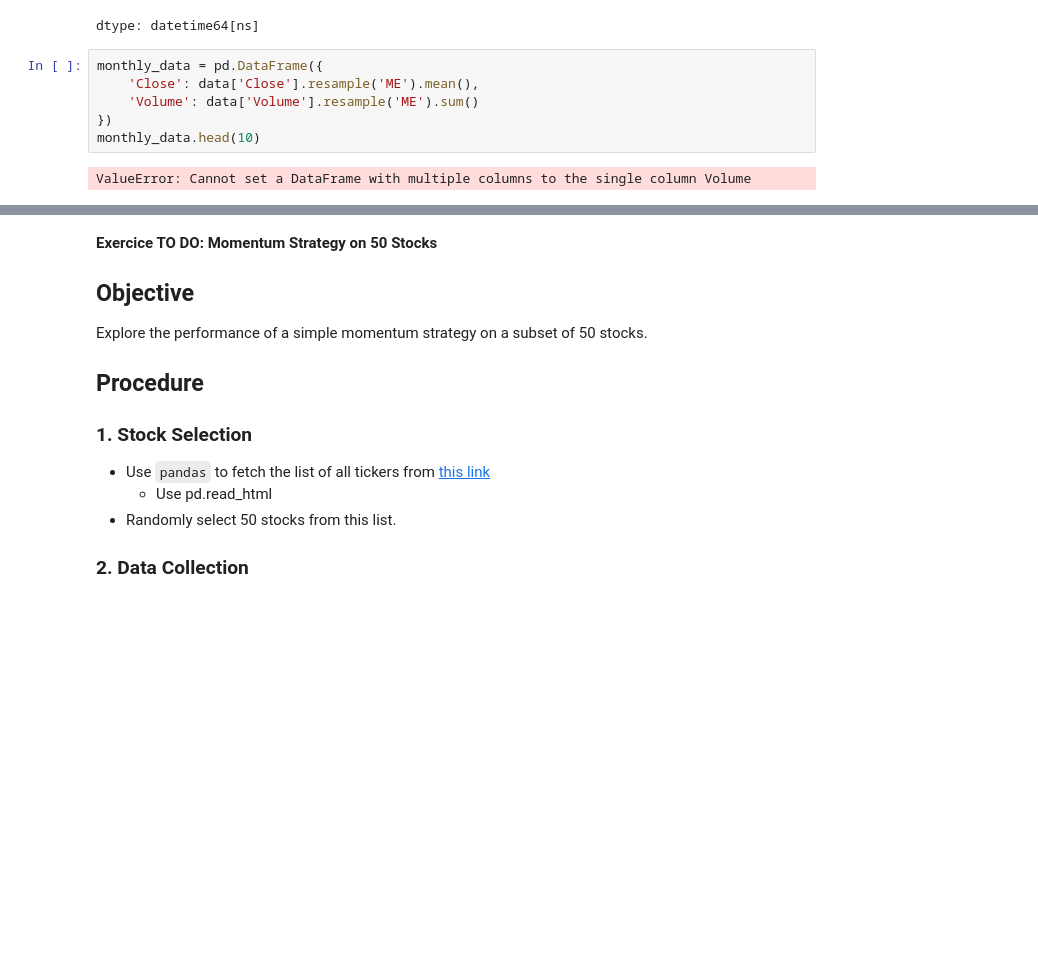
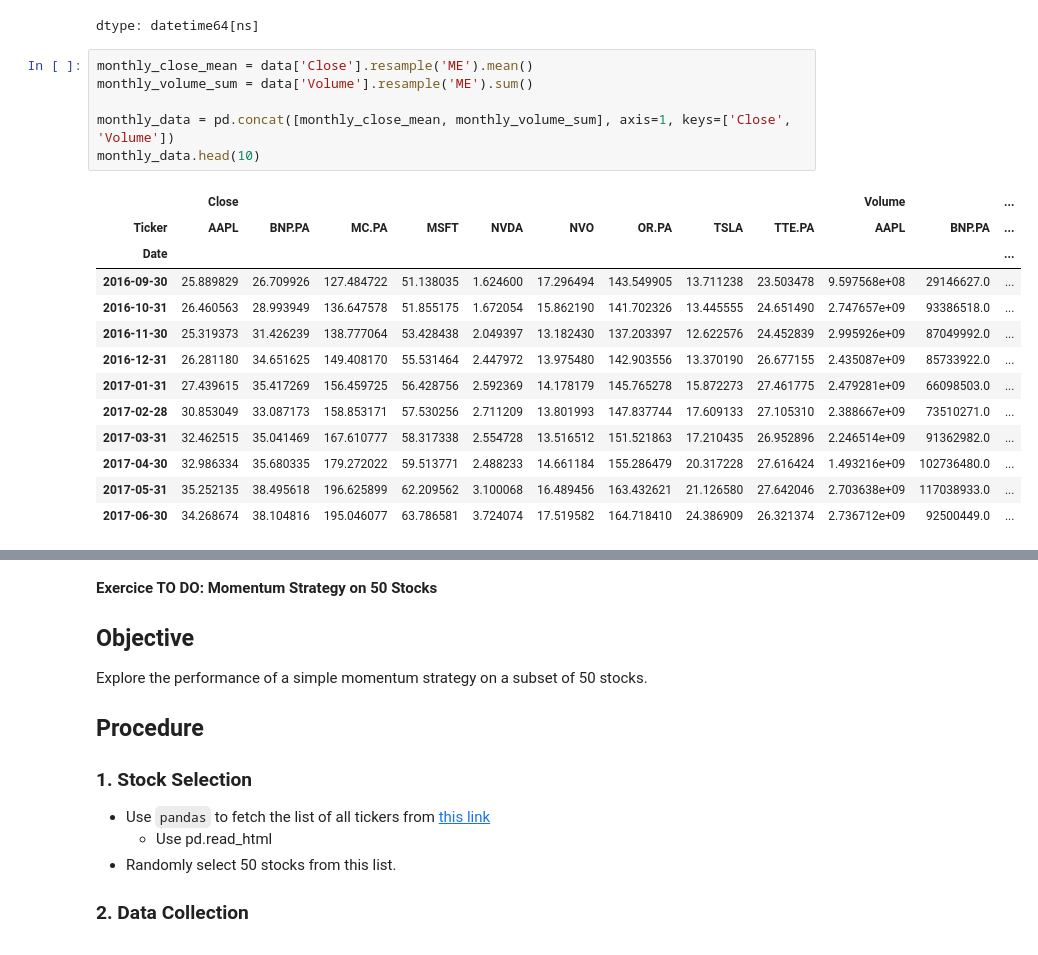
Before and after one commit to RaoulSinde/python-222, a Jupyter notebook: python_session_5.ipynb, the cells around one changed output, grey strips where cells are left out. Saved outputs shown, nothing was run; the diff lists cells and outputs as text; blank space fills up the shorter version.

```diff
--- a/python_session_5.ipynb
+++ b/python_session_5.ipynb
@@ -185,11 +185,23 @@ max_volume_date
 | TTE.PA | 2020-03-09 |
 dtype: datetime64[ns]
 # %%
-monthly_data = pd.DataFrame({
-    'Close': data['Close'].resample('ME').mean(),
-    'Volume': data['Volume'].resample('ME').sum()
-})
+monthly_close_mean = data['Close'].resample('ME').mean()
+monthly_volume_sum = data['Volume'].resample('ME').sum()
+
+monthly_data = pd.concat([monthly_close_mean, monthly_volume_sum], axis=1, keys=['Close', 'Volume'])
 monthly_data.head(10)
 # %% [output]
-ValueError: Cannot set a DataFrame with multiple columns to the single column Volume
+|  | Close |  |  |  |  |  |  |  |  | Volume |  | ... |
+| Ticker | AAPL | BNP.PA | MC.PA | MSFT | NVDA | NVO | OR.PA | TSLA | TTE.PA | AAPL | BNP.PA | ... |
+| Date |  |  |  |  |  |  |  |  |  |  |  | ... |
+| 2016-09-30 | 25.889829 | 26.709926 | 127.484722 | 51.138035 | 1.624600 | 17.296494 | 143.549905 | 13.711238 | 23.503478 | 9.597568e+08 | 29146627.0 | ... |
+| 2016-10-31 | 26.460563 | 28.993949 | 136.647578 | 51.855175 | 1.672054 | 15.862190 | 141.702326 | 13.445555 | 24.651490 | 2.747657e+09 | 93386518.0 | ... |
+| 2016-11-30 | 25.319373 | 31.426239 | 138.777064 | 53.428438 | 2.049397 | 13.182430 | 137.203397 | 12.622576 | 24.452839 | 2.995926e+09 | 87049992.0 | ... |
+| 2016-12-31 | 26.281180 | 34.651625 | 149.408170 | 55.531464 | 2.447972 | 13.975480 | 142.903556 | 13.370190 | 26.677155 | 2.435087e+09 | 85733922.0 | ... |
+| 2017-01-31 | 27.439615 | 35.417269 | 156.459725 | 56.428756 | 2.592369 | 14.178179 | 145.765278 | 15.872273 | 27.461775 | 2.479281e+09 | 66098503.0 | ... |
+| 2017-02-28 | 30.853049 | 33.087173 | 158.853171 | 57.530256 | 2.711209 | 13.801993 | 147.837744 | 17.609133 | 27.105310 | 2.388667e+09 | 73510271.0 | ... |
+| 2017-03-31 | 32.462515 | 35.041469 | 167.610777 | 58.317338 | 2.554728 | 13.516512 | 151.521863 | 17.210435 | 26.952896 | 2.246514e+09 | 91362982.0 | ... |
+| 2017-04-30 | 32.986334 | 35.680335 | 179.272022 | 59.513771 | 2.488233 | 14.661184 | 155.286479 | 20.317228 | 27.616424 | 1.493216e+09 | 102736480.0 | ... |
+| 2017-05-31 | 35.252135 | 38.495618 | 196.625899 | 62.209562 | 3.100068 | 16.489456 | 163.432621 | 21.126580 | 27.642046 | 2.703638e+09 | 117038933.0 | ... |
+| 2017-06-30 | 34.268674 | 38.104816 | 195.046077 | 63.786581 | 3.724074 | 17.519582 | 164.718410 | 24.386909 | 26.321374 | 2.736712e+09 | 92500449.0 | ... |
 # %%
```
Also changed, not shown: parts of 6 cells of this notebook.
